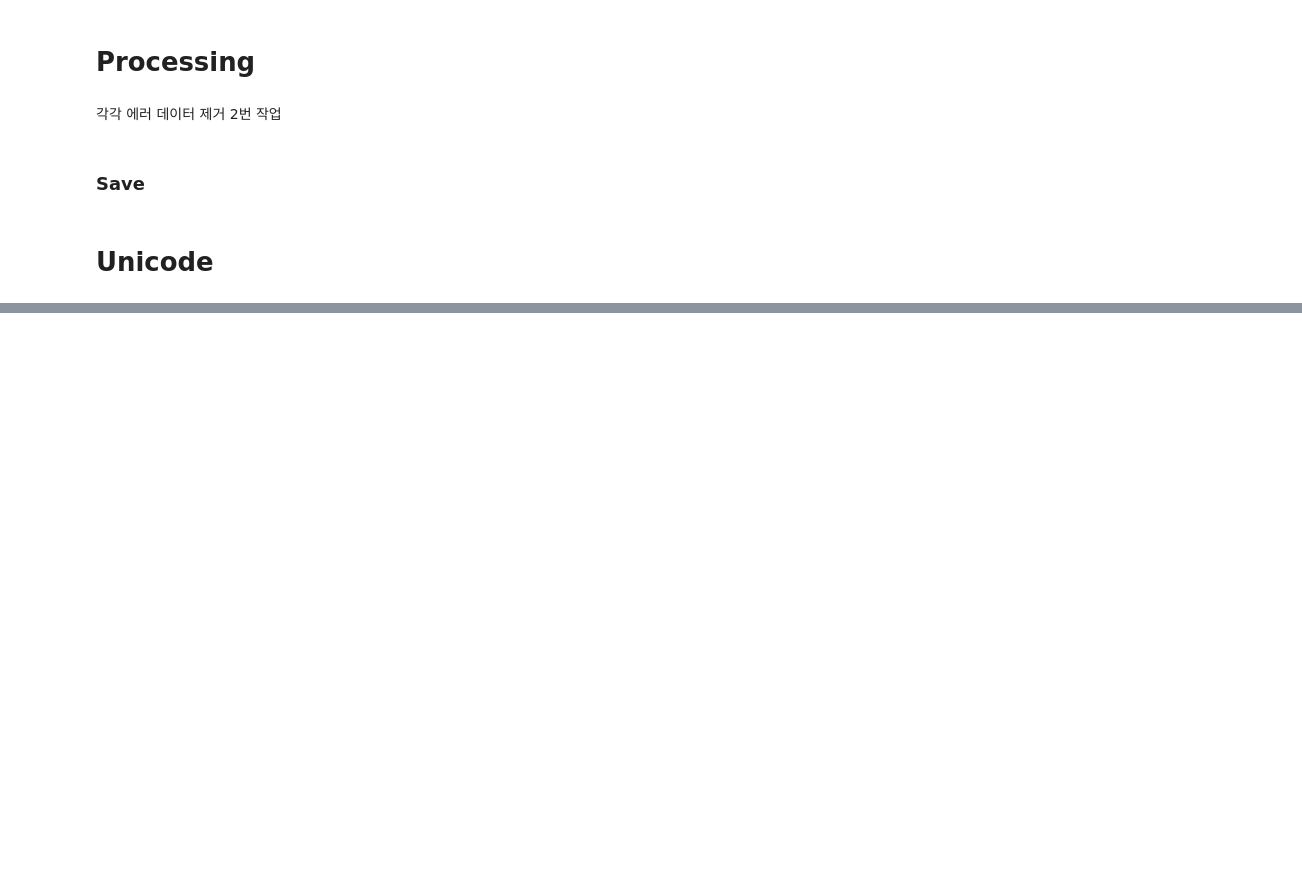
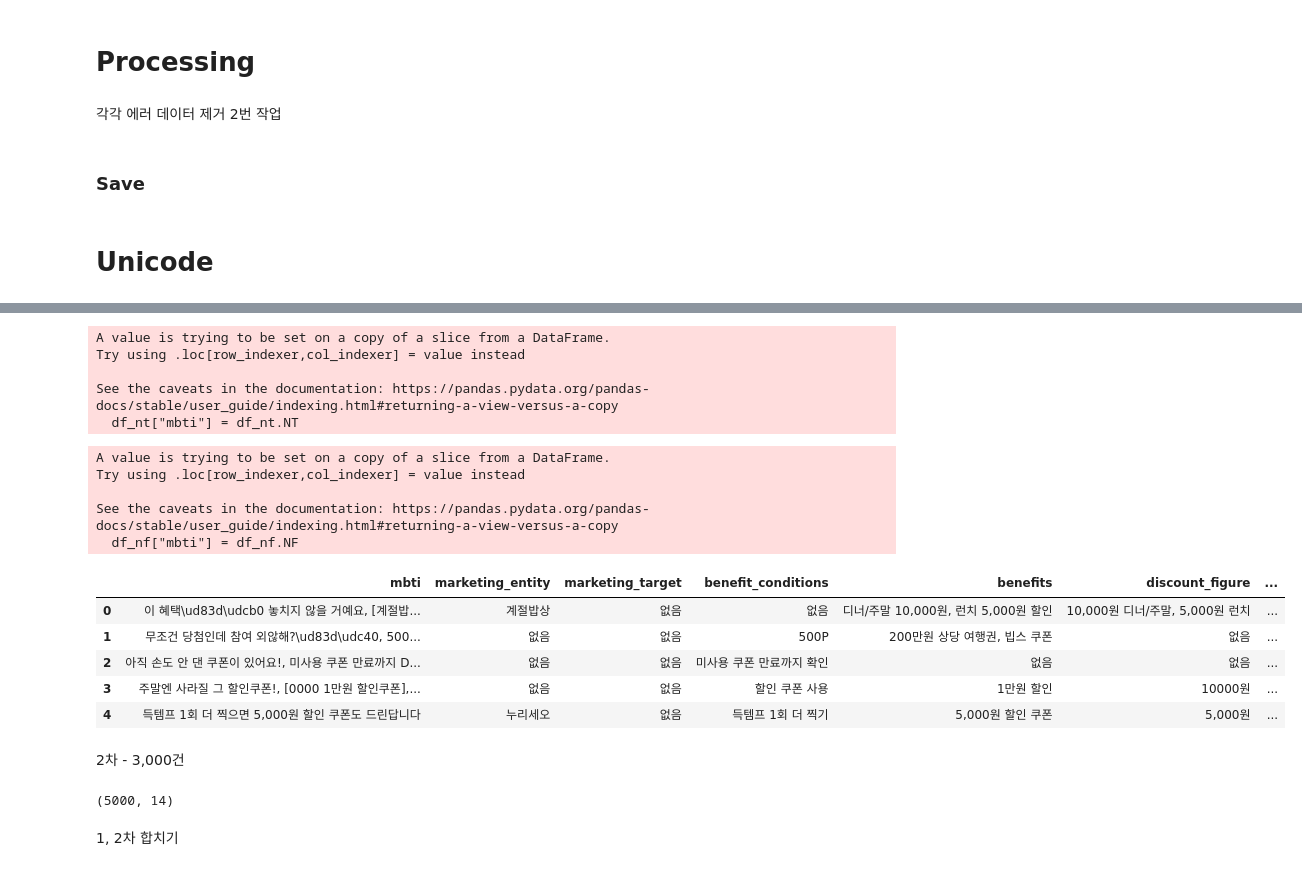
Before and after one commit to textnetkr/Advertising_By_Personality, a Jupyter notebook: src/business_model/keyword_extraction/after_treatment.ipynb, the cells around one changed output, grey strips where cells are left out. Drawn from its saved outputs; the diff is of its cells as text; code cells hidden in the pictures; blank space fills up the shorter version.

```diff
--- a/src/business_model/keyword_extraction/after_treatment.ipynb
+++ b/src/business_model/keyword_extraction/after_treatment.ipynb
@@ -201,0 +215,6 @@ Index(['NT', 'NF', 'marketing_entity', 'marketing_target',
+# %%
+data = []
+with open('drive/MyDrive/Advertising_By_Personality/data/backup/train_final_2000.json', 'r', encoding='utf-8') as f:
+    for line in f:
+        data.append(json.loads(line.rstrip('\n|\r')))
+df_2000 = pd.DataFrame(data)
@@ -201,0 +232,33 @@ Index(['NT', 'NF', 'marketing_entity', 'marketing_target',
+# %%
+df_nt = df_2000[df_2000.type == "NT"]
+df_nt["mbti"] = df_nt.NT
+df_nt = df_nt[['mbti', 'marketing_entity', 'marketing_target', 'benefit_conditions', 'benefits', 'discount_figure', 'promotional_items', 'promotional_place', 'event_period', 'dow_information', 'season_information', 'solicitation_point', 'type', 'label']]
+# %% [output]
+A value is trying to be set on a copy of a slice from a DataFrame.
+Try using .loc[row_indexer,col_indexer] = value instead
+
+See the caveats in the documentation: https://pandas.pydata.org/pandas-docs/stable/user_guide/indexing.html#returning-a-view-versus-a-copy
+  df_nt["mbti"] = df_nt.NT
+# %%
+df_nf = df_2000[df_2000.type == "NF"]
+df_nf["mbti"] = df_nf.NF
+df_nf = df_nf[['mbti', 'marketing_entity', 'marketing_target', 'benefit_conditions', 'benefits', 'discount_figure', 'promotional_items', 'promotional_place', 'event_period', 'dow_information', 'season_information', 'solicitation_point', 'type', 'label']]
+# %% [output]
+A value is trying to be set on a copy of a slice from a DataFrame.
+Try using .loc[row_indexer,col_indexer] = value instead
+
+See the caveats in the documentation: https://pandas.pydata.org/pandas-docs/stable/user_guide/indexing.html#returning-a-view-versus-a-copy
+  df_nf["mbti"] = df_nf.NF
+# %%
+df_2000 = pd.concat([df_nt, df_nf], axis=0)
+# %%
+df_2000.head()
+# %% [output]
+|  | mbti | marketing_entity | marketing_target | benefit_conditions | benefits | discount_figure | ... |
+| 0 | 이 혜택\ud83d\udcb0 놓치지 않을 거예요, [계절밥... | 계절밥상 | 없음 | 없음 | 디너/주말 10,000원, 런치 5,000원 할인 | 10,000원 디너/주말, 5,000원 런치 | ... |
+| 1 | 무조건 당첨인데 참여 외않해?\ud83d\udc40, 500... | 없음 | 없음 | 500P | 200만원 상당 여행권, 빕스 쿠폰 | 없음 | ... |
+| 2 | 아직 손도 안 댄 쿠폰이 있어요!, 미사용 쿠폰 만료까지 D... | 없음 | 없음 | 미사용 쿠폰 만료까지 확인 | 없음 | 없음 | ... |
+| 3 | 주말엔 사라질 그 할인쿠폰!, [0000 1만원 할인쿠폰],... | 없음 | 없음 | 할인 쿠폰 사용 | 1만원 할인 | 10000원 | ... |
+| 4 | 득템프 1회 더 찍으면 5,000원 할인 쿠폰도 드린답니다 | 누리세오 | 없음 | 득템프 1회 더 찍기 | 5,000원 할인 쿠폰 | 5,000원 | ... |
+# %% [markdown]
+2차 - 3,000건
@@ -201,0 +267,6 @@ Index(['NT', 'NF', 'marketing_entity', 'marketing_target',
+# %%
+df.shape
+# %% [output]
+(5000, 14)
+# %% [markdown]
+1, 2차 합치기
```
Also changed, not shown: parts of 52 cells of this notebook, 23 other files.
